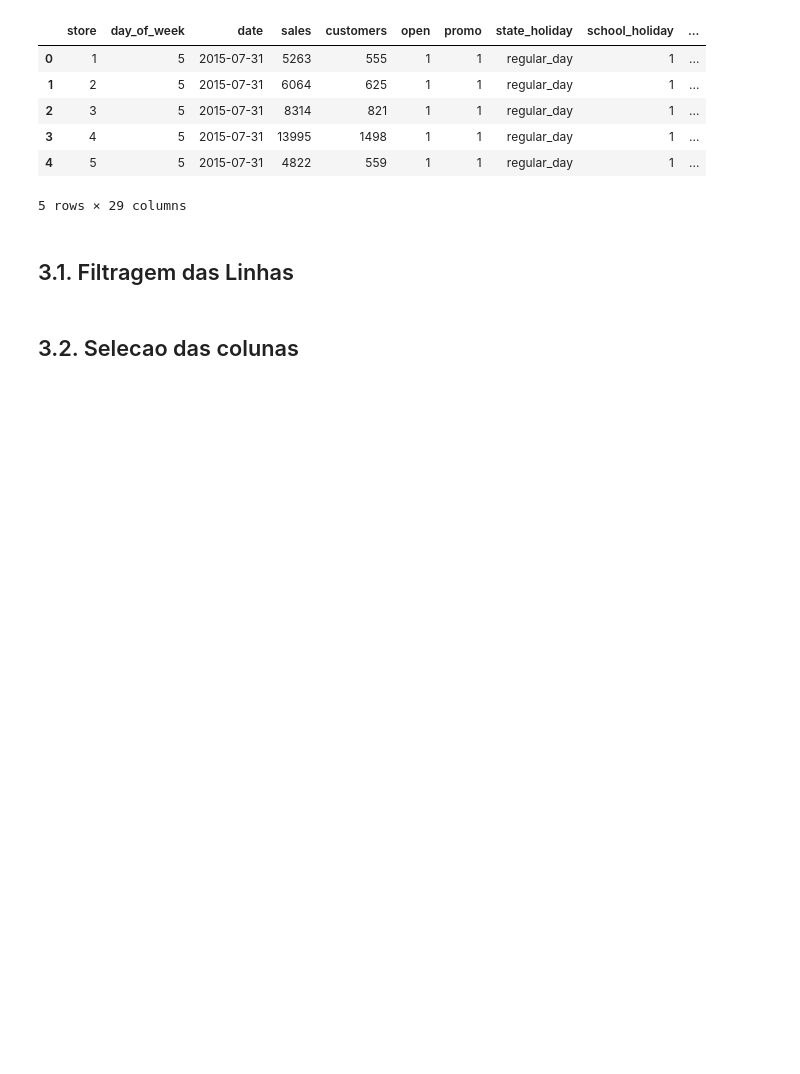
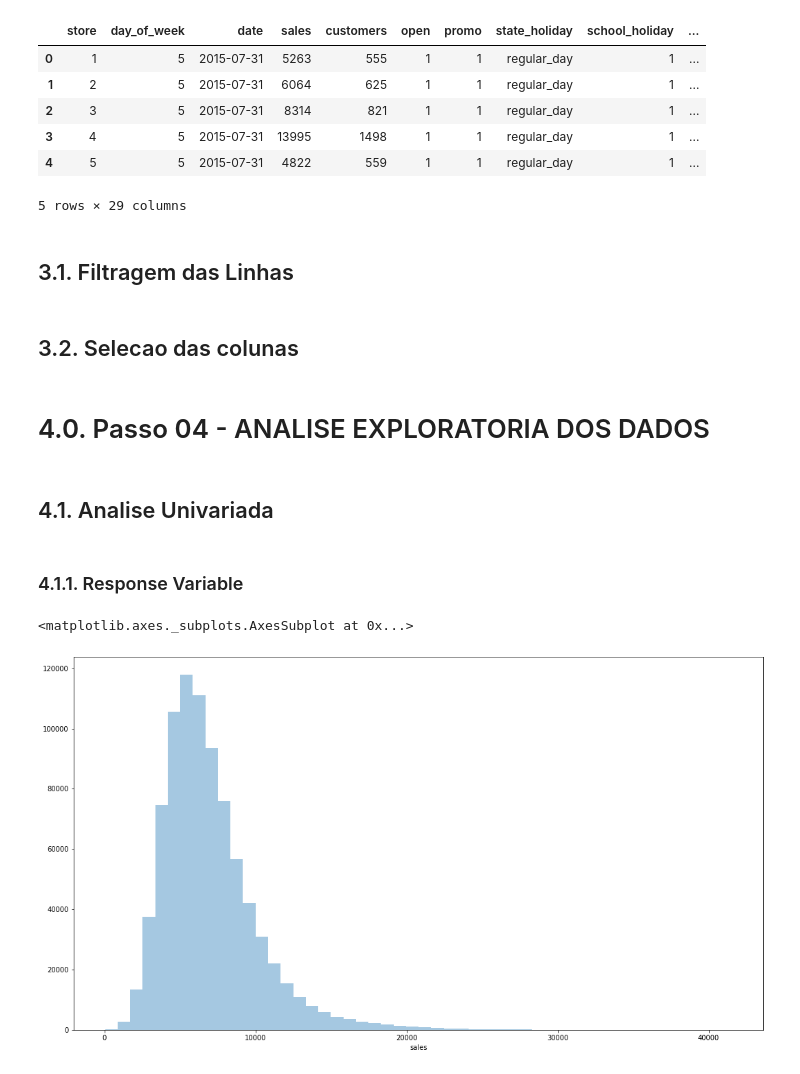
Before and after one commit to TiagoTuk/ds_producao, a Jupyter notebook: store_sales_prediction.ipynb, the cells around one changed output. Drawn from its saved outputs; the diff is of its cells as text; code cells hidden in the pictures; blank space fills up the shorter version.

```diff
--- a/store_sales_prediction.ipynb
+++ b/store_sales_prediction.ipynb
@@ -459,3 +459,17 @@ df3 = df3[(df3['open'] != 0) & (df3['sales'] > 0)]
 cols_drop = ['customers', 'open', 'promo_interval', 'month_map']
 
 df3 = df3.drop( cols_drop, axis=1 )
+# %% [markdown]
+# 4.0. Passo 04 - ANALISE EXPLORATORIA DOS DADOS
+# %%
+df4 = df3.copy()
+# %% [markdown]
+## 4.1. Analise Univariada
+# %% [markdown]
+### 4.1.1. Response Variable
+# %%
+plt.figure(figsize=(18, 10))
+sns.distplot( df4['sales'], kde=False )
+# %% [output]
+<matplotlib.axes._subplots.AxesSubplot at 0x...>
+[figure, added]
```
Also changed, not shown: parts of 16 cells of this notebook.
